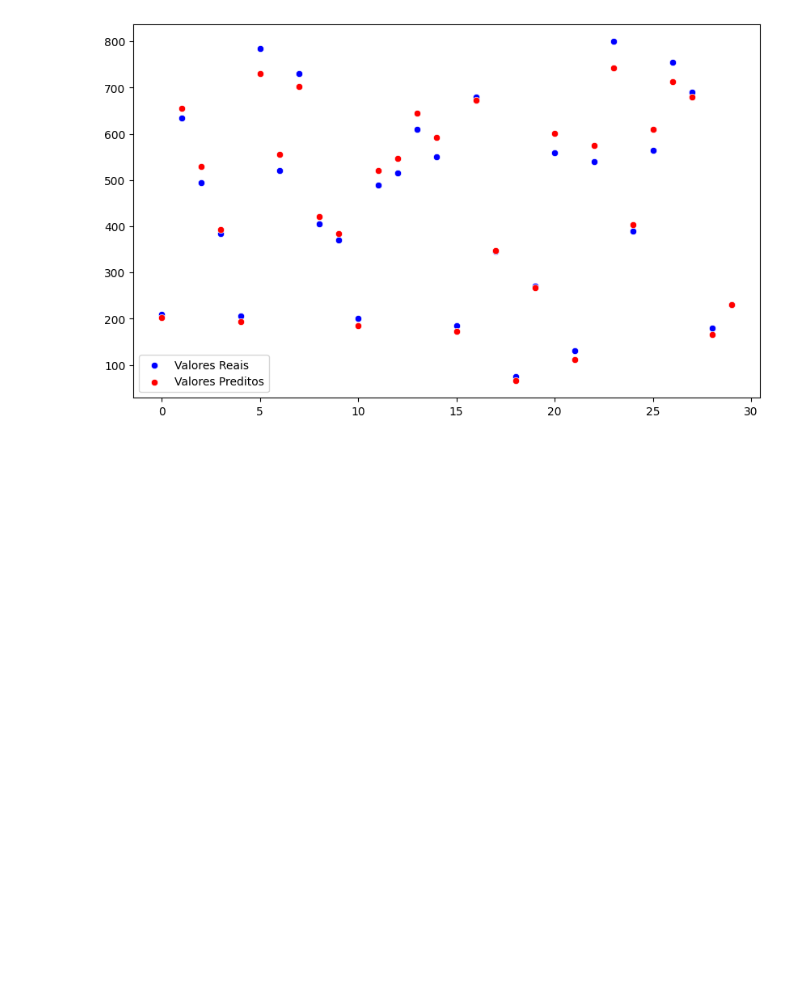
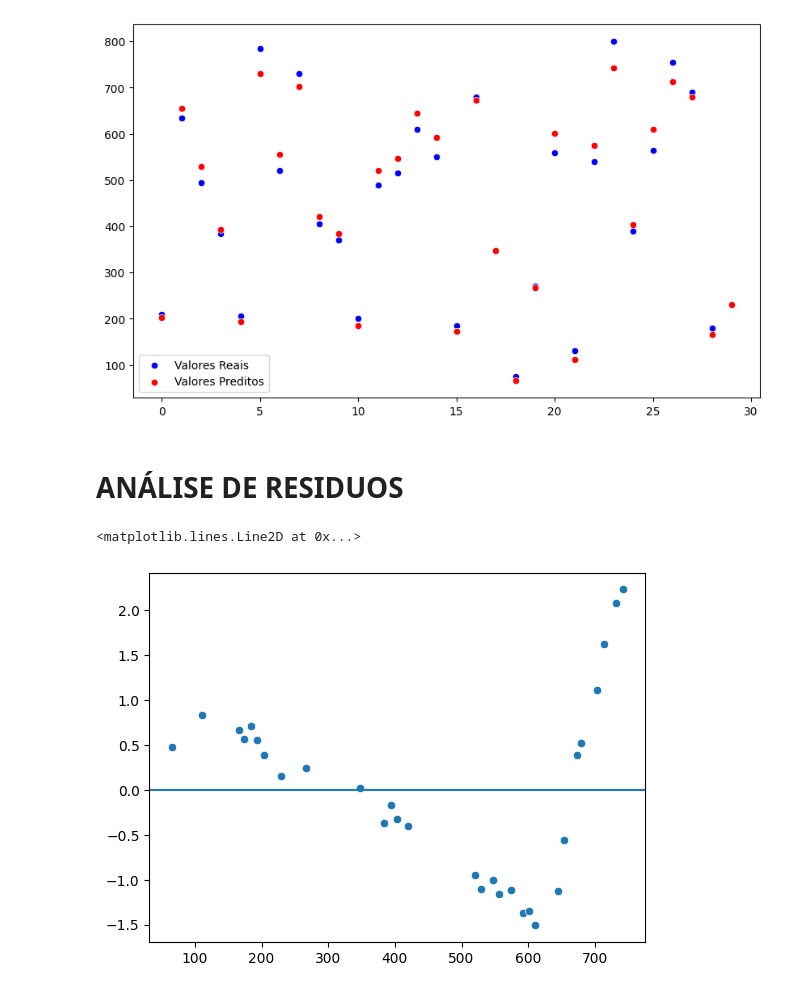
Before and after one commit to offellipe/regressao_linear, a Jupyter notebook: modelo_pontuacao.ipynb, the cells around one changed output. Cells and saved outputs as stored; diff of their text form; code cells hidden in the pictures; blank space fills up the shorter version.

Commit message:
Aula 06 - Análise Gráfica de Resíduos

```diff
--- a/modelo_pontuacao.ipynb
+++ b/modelo_pontuacao.ipynb
@@ -200,3 +200,27 @@ plt.legend()
 # %% [output]
 <matplotlib.legend.Legend at 0x...>
 [figure]
+# %% [markdown]
+# ANÁLISE DE RESIDUOS
+# %%
+# Calcular residuos
+residuos = y_test - y_pred
+# %%
+# Calcular os resíduos padronizados (standardization)
+# Para cada elemento de um conjunto (X - media)/desvio padrão
+from scipy.stats import zscore
+
+residuos_std = zscore(residuos)
+# %%
+# Verificar linearidade do modelo:
+# Se os resíduos estiverem entre -2 e +2 (na escala padrão) - indica linearidade
+
+# Verificar homogeniedade das variâncias (Homocedasticidade)
+# Valores que estiverem em torno da reta, temos homocedasticidade, caso contrário, se tivermos alguma tendência ou padrão
+# onde formam um cone ou funil, temos héterocedasticidade
+
+sns.scatterplot(x=y_pred.reshape(-1), y=residuos_std.reshape(-1))
+plt.axhline(y=0)
+# %% [output]
+<matplotlib.lines.Line2D at 0x...>
+[figure, added]
```
Also changed, not shown: parts of 1 cell of this notebook.
